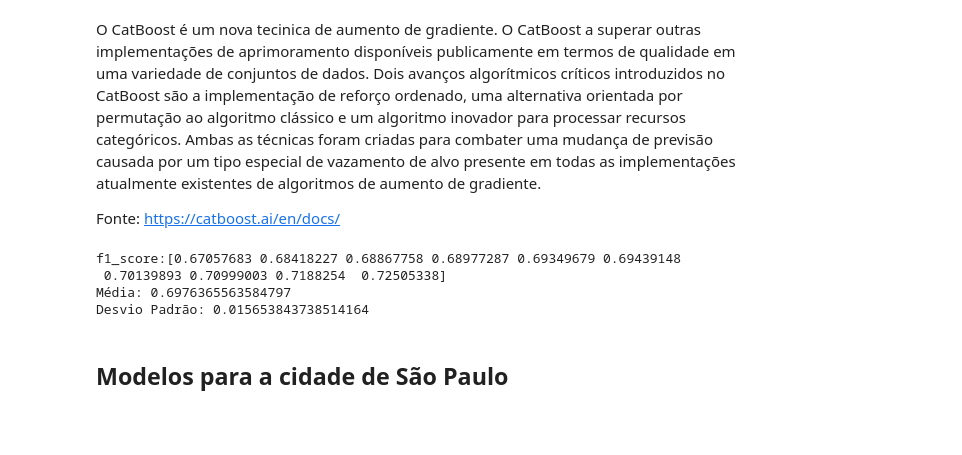
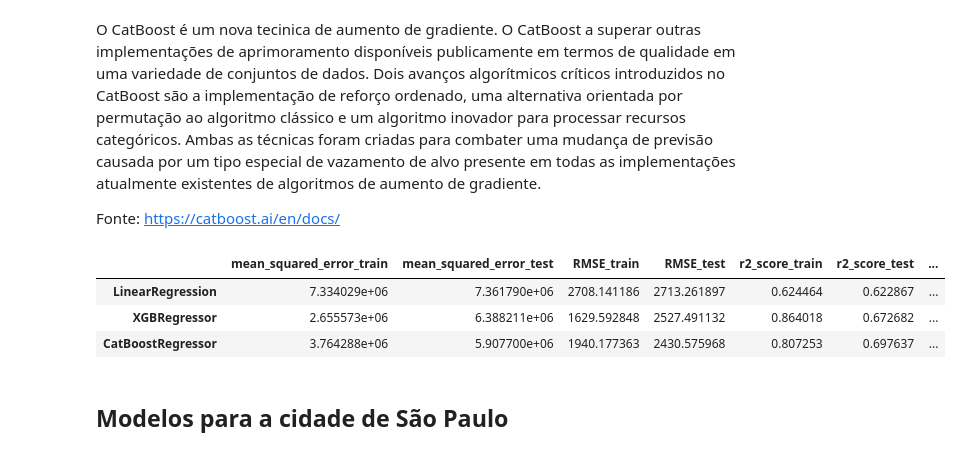
Before and after one commit to IgorFormiga/Data-Science-Projects, a Jupyter notebook: 3_Prediction_Rental_Prices.ipynb, the cells around one changed output. Cells and saved outputs as stored; diff of their text form; code cells hidden in the pictures; blank space fills up the shorter version.

Commit message:
Aplicação de diferentes métricas para avaliar os modelos

```diff
--- a/3_Prediction_Rental_Prices.ipynb
+++ b/3_Prediction_Rental_Prices.ipynb
@@ -194,3 +215,25 @@ sns.heatmap(corr,
+# %%
+def create_model(X, y, model, index_name):
+    scoring = {'r2_score': make_scorer(r2_score),
+                'mean_squared_error': make_scorer(mean_squared_error),
+                'RMSE': make_scorer(mean_squared_error),
+                'max_error': make_scorer(max_error)
+                }
+
+    cv = cross_validate(estimator=model, X=X, y=y, cv=10, return_train_score=True, scoring=scoring, n_jobs=-1)
+
+    series_scoring = pd.Series({'mean_squared_error_train': cv['train_mean_squared_error'].mean(),
+                   'mean_squared_error_test': cv['test_mean_squared_error'].mean(),
+                   'RMSE_train': np.sqrt(cv['train_RMSE'].mean()),
+                   'RMSE_test': np.sqrt(cv['test_RMSE'].mean()),
+                   'r2_score_train': cv['train_r2_score'].mean(),
+                   'r2_score_test': cv['test_r2_score'].mean(),
+                   'max_error_train': cv['train_max_error'].mean(),
+                   'max_error_test': cv['test_max_error'].mean(),
+                  },name=index_name)
+    return series_scoring
+
+metrics=pd.DataFrame()
 # %% [markdown]
 ## Regressão Linear (Linear Regression)
 # %%
@@ -223,0 +242,4 @@ Desvio Padrão: 0.019562160635825884
+# %%
+linear_regression = LinearRegression()
+metrics = metrics.append(create_model(X, y, linear_regression, 'LinearRegression'))
+metrics
@@ -255,0 +257,4 @@ Desvio Padrão: 0.019360971558553913
+# %%
+xgb = XGBRegressor(base_score=0.5, verbose=False)
+metrics = metrics.append(create_model(X, y, xgb, 'XGBRegressor'))
+metrics
@@ -259,17 +268,15 @@ Desvio Padrão: 0.019360971558553913
 O CatBoost é um nova tecinica de aumento de gradiente. O CatBoost a superar outras implementações de aprimoramento disponíveis publicamente em termos de qualidade em uma variedade de conjuntos de dados. Dois avanços algorítmicos críticos introduzidos no CatBoost são a implementação de reforço ordenado, uma alternativa orientada por permutação ao algoritmo clássico e um algoritmo inovador para processar recursos categóricos. Ambas as técnicas foram criadas para combater uma mudança de previsão causada por um tipo especial de vazamento de alvo presente em todas as implementações atualmente existentes de algoritmos de aumento de gradiente.
 
 Fonte: https://catboost.ai/en/docs/
-# %%
-catboost_model = CatBoostRegressor(verbose=False)
-scores = cross_val_score(catboost_model, X, y, cv=10, scoring='r2')  # coeficiente de determinação
-print(f'f1_score:{np.sort(scores)}')
-print(f'Média: {scores.mean()}')
-print(f'Desvio Padrão: {scores.std()}')
-# %% [output]
-f1_score:[0.67057683 0.68418227 0.68867758 0.68977287 0.69349679 0.69439148
- 0.70139893 0.70999003 0.7188254  0.72505338]
-Média: 0.6976365563584797
-Desvio Padrão: 0.015653843738514164
+# %%
+catboost_model = CatBoostRegressor(verbose=False)
+metrics = metrics.append(create_model(X, y, catboost_model, 'CatBoostRegressor'))
+metrics
+# %% [output]
+|  | mean_squared_error_train | mean_squared_error_test | RMSE_train | RMSE_test | r2_score_train | r2_score_test | ... |
+| LinearRegression | 7.334029e+06 | 7.361790e+06 | 2708.141186 | 2713.261897 | 0.624464 | 0.622867 | ... |
+| XGBRegressor | 2.655573e+06 | 6.388211e+06 | 1629.592848 | 2527.491132 | 0.864018 | 0.672682 | ... |
+| CatBoostRegressor | 3.764288e+06 | 5.907700e+06 | 1940.177363 | 2430.575968 | 0.807253 | 0.697637 | ... |
 # %% [markdown]
 ## Modelos para a cidade de São Paulo
 # %%
```
Also changed, not shown: parts of 14 cells of this notebook.
